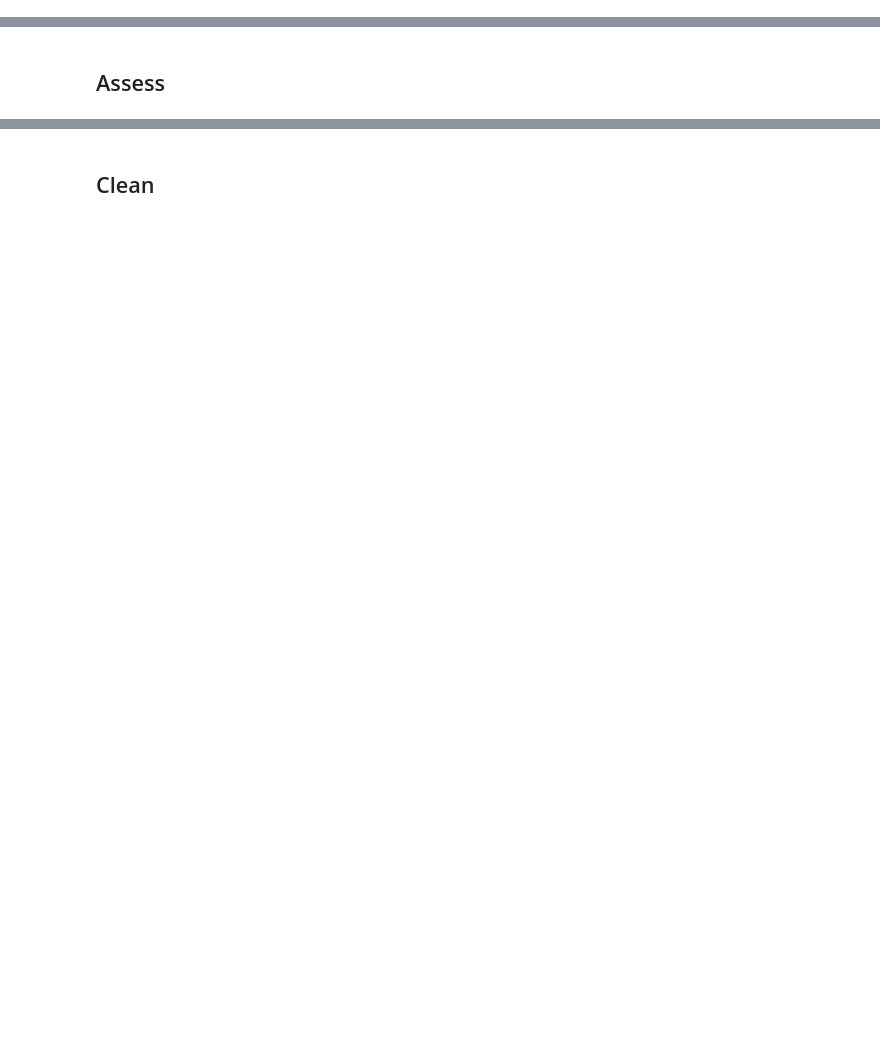
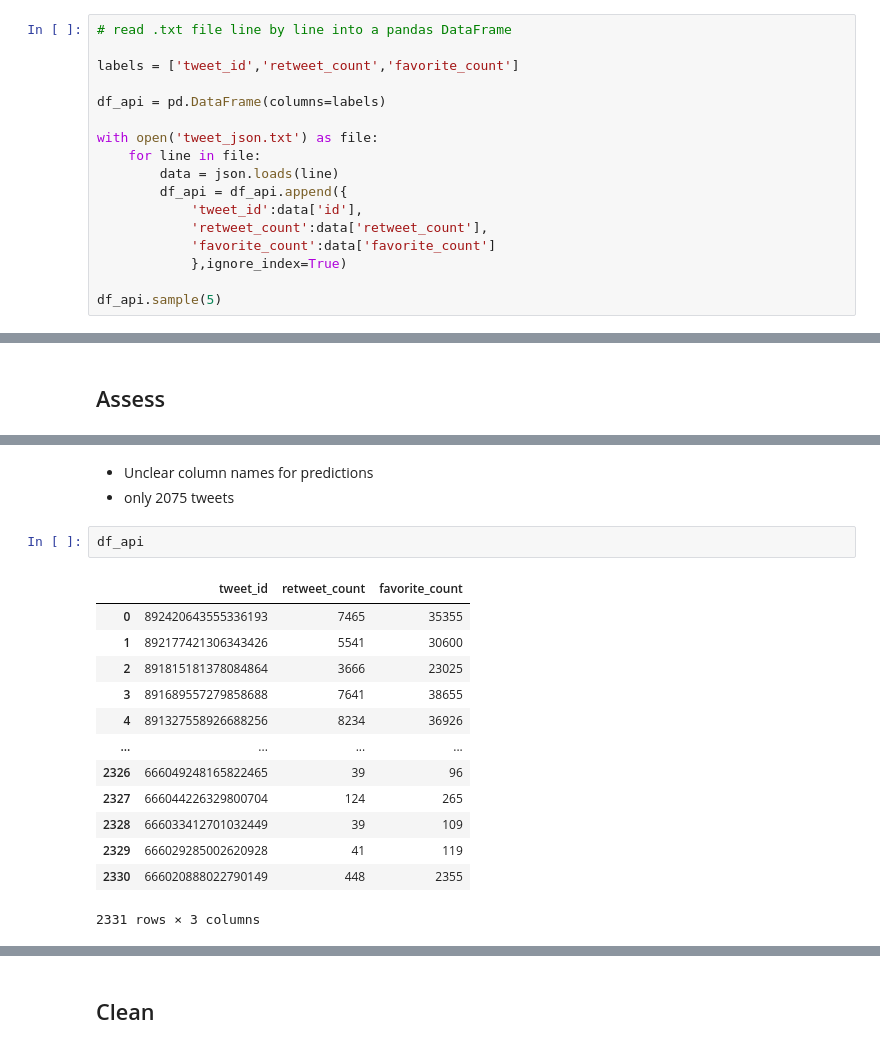
Before and after one commit to omarbassam88/we-rate-dogs, a Jupyter notebook: wrangle_act.ipynb, the cells around one changed output, grey strips where cells are left out. Cells and saved outputs as stored; diff of their text form; blank space fills up the shorter version.

```diff
--- a/wrangle_act.ipynb
+++ b/wrangle_act.ipynb
@@ -91,0 +102,17 @@ Success
+# %%
+# read .txt file line by line into a pandas DataFrame
+
+labels = ['tweet_id','retweet_count','favorite_count']
+
+df_api = pd.DataFrame(columns=labels)
+
+with open('tweet_json.txt') as file:
+    for line in file:
+        data = json.loads(line)
+        df_api = df_api.append({
+            'tweet_id':data['id'],
+            'retweet_count':data['retweet_count'],
+            'favorite_count':data['favorite_count']
+            },ignore_index=True)
+
+df_api.sample(5)
@@ -93,0 +295,19 @@ Success
+# %% [markdown]
+* Unclear column names for predictions
+* only 2075 tweets
+# %%
+df_api
+# %% [output]
+|  | tweet_id | retweet_count | favorite_count |
+| 0 | 892420643555336193 | 7465 | 35355 |
+| 1 | 892177421306343426 | 5541 | 30600 |
+| 2 | 891815181378084864 | 3666 | 23025 |
+| 3 | 891689557279858688 | 7641 | 38655 |
+| 4 | 891327558926688256 | 8234 | 36926 |
+| ... | ... | ... | ... |
+| 2326 | 666049248165822465 | 39 | 96 |
+| 2327 | 666044226329800704 | 124 | 265 |
+| 2328 | 666033412701032449 | 39 | 109 |
+| 2329 | 666029285002620928 | 41 | 119 |
+| 2330 | 666020888022790149 | 448 | 2355 |
+2331 rows × 3 columns
```
Also changed, not shown: parts of 20 cells of this notebook, 1 other file.
